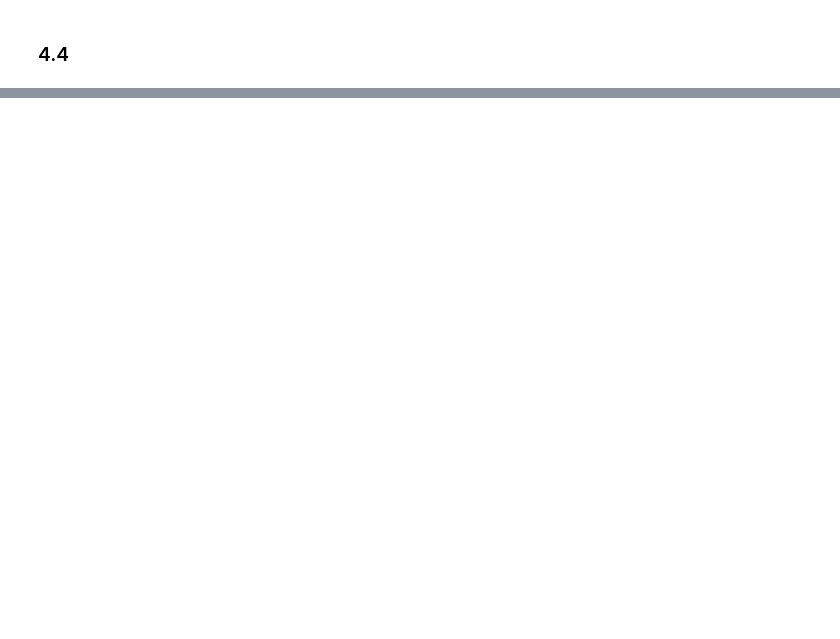
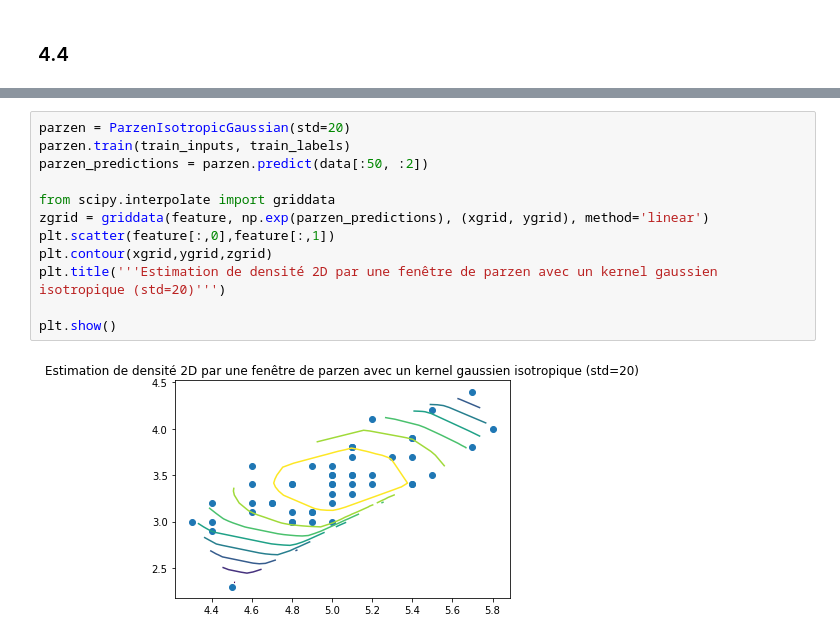
Before and after one commit to PhilippeMarcotte/IFT6390, a Jupyter notebook: Devoir 1/Devoir 1 - Q4.ipynb, the cells around one changed output, grey strips where cells are left out. Drawn from its saved outputs; the diff is of its cells as text; blank space fills up the shorter version.

```diff
--- a/Devoir 1/Devoir 1 - Q4.ipynb
+++ b/Devoir 1/Devoir 1 - Q4.ipynb
@@ -242,0 +245,14 @@ plt.show()
+# %%
+parzen = ParzenIsotropicGaussian(std=20)
+parzen.train(train_inputs, train_labels)
+parzen_predictions = parzen.predict(data[:50, :2])
+
+from scipy.interpolate import griddata
+zgrid = griddata(feature, np.exp(parzen_predictions), (xgrid, ygrid), method='linear')
+plt.scatter(feature[:,0],feature[:,1])
+plt.contour(xgrid,ygrid,zgrid)
+plt.title('''Estimation de densité 2D par une fenêtre de parzen avec un kernel gaussien isotropique (std=20)''')
+
+plt.show()
+# %% [output]
+[figure, added]
```
Also changed, not shown: parts of 6 cells of this notebook.
